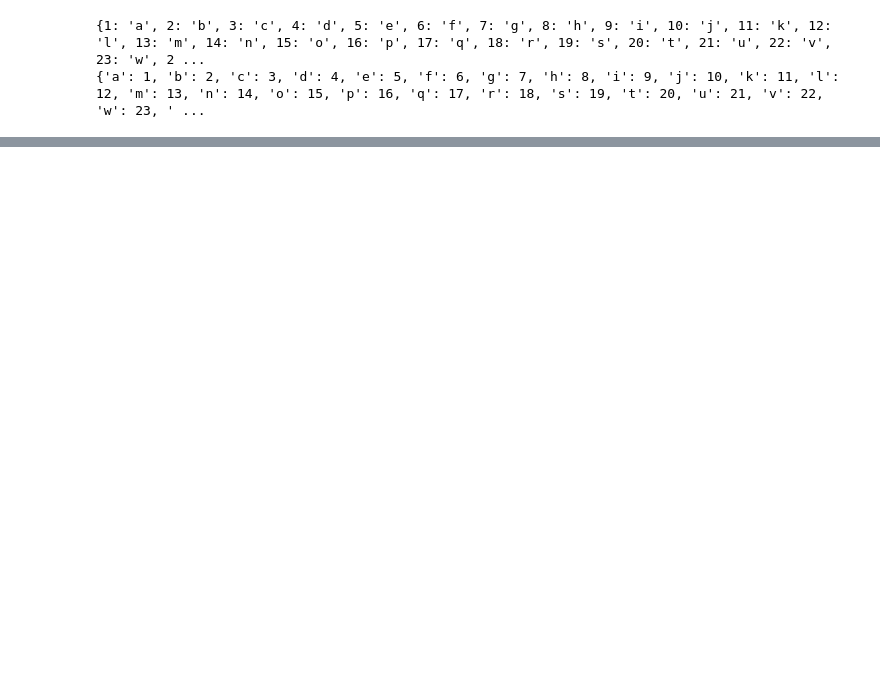
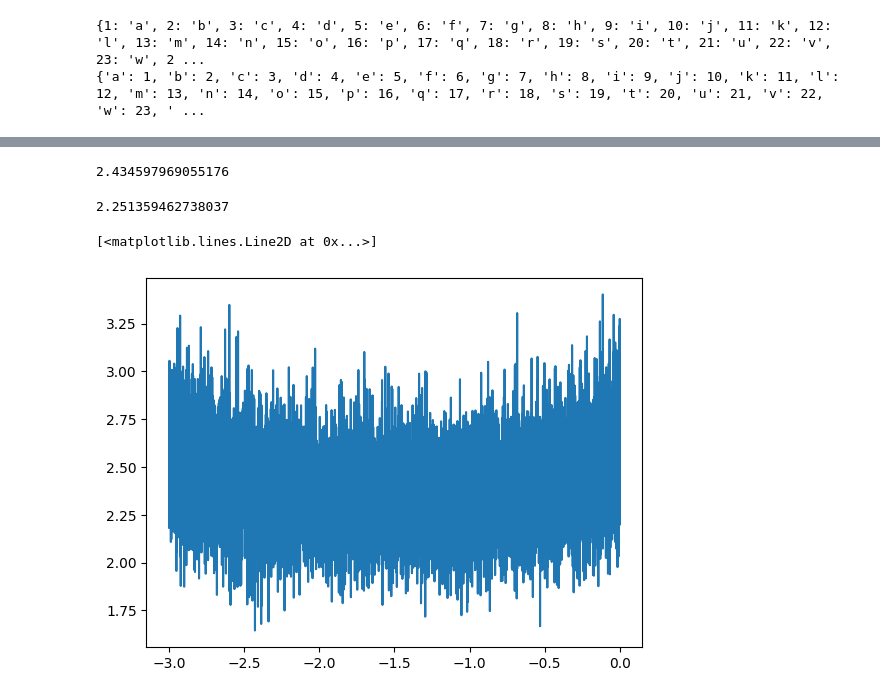
Before and after one commit to kotakondavinay/deep-learning-learning, a Jupyter notebook: makemore/notebooks/makemore-mlp.ipynb, the cells around one changed output, grey strips where cells are left out. Cells and saved outputs as stored; diff of their text form; code cells hidden in the pictures; blank space fills up the shorter version.

```diff
--- a/makemore/notebooks/makemore-mlp.ipynb
+++ b/makemore/notebooks/makemore-mlp.ipynb
@@ -54,0 +79,4 @@ tensor([[ 0,  0,  0],
+# %%
+C = torch.randn((27, 2)) # mapping input values in 2 dimensions. Bengio paper maps 17000 words into 30 dimensions.
+# try maping to 3 or more dimensions and test.
+C.shape, X.shape
@@ -54,0 +256,68 @@ tensor([[ 0,  0,  0],
+# %%
+x_input = Xtr
+y_input = Ytr
+for i in range(1000): #run the gradient descent 10 times to fit the data.
+    # forward pass
+    batchidx = torch.randint(0, x_input.shape[0], (32,)) # generate 32 input values from input randomly.
+    x_input_batch = x_input[batchidx]
+    y_input_batch = y_input[batchidx]
+    emb = C[x_input_batch]
+    h = torch.tanh(emb.view(-1, 6) @ W1 + b1)
+    logits = h @ W2 + b2
+    loss = F.cross_entropy(logits, y_input_batch)
+    #print(loss.item()) # printing loss value.
+
+    # backward pass
+    for p in parameters:
+        p.grad = None
+    loss.backward()
+
+    # update based on gradient descent.
+    for p in parameters:
+        p.data += -0.1 * p.grad #learning rate. how do we determine this value?
+print(loss.item())
+# %% [output]
+2.434597969055176
+# %%
+lre = torch.linspace(-3, 0, 10000) # learning rate exponents.
+lrs = 10**lre #learning rate steps. starting from 0.001 to 1.
+# %%
+x_input = Xtr
+y_input = Ytr
+
+lri = []
+lrei = []
+lossi = []
+stepi = []
+for i in range(10000): #run the gradient descent 10 times to fit the data.
+    # forward pass
+    batchidx = torch.randint(0, x_input.shape[0], (32,)) # generate 32 input values from input randomly.
+    x_input_batch = x_input[batchidx]
+    y_input_batch = y_input[batchidx]
+    emb = C[x_input_batch]
+    h = torch.tanh(emb.view(-1, 6) @ W1 + b1)
+    logits = h @ W2 + b2
+    loss = F.cross_entropy(logits, y_input_batch)
+    #print(loss.item()) # printing loss value.
+
+    # backward pass
+    for p in parameters:
+        p.grad = None
+    loss.backward()
+
+    # update based on gradient descent.
+    for p in parameters:
+        p.data += -lrs[i] * p.grad #learning rate. how do we determine this value?
+    lri.append(lrs[i])
+    lrei.append(lre[i])
+    lossi.append(loss.item())
+    stepi.append(i)
+
+print(loss.item())
+# %% [output]
+2.251359462738037
+# %%
+plt.plot(lrei, lossi)
+# %% [output]
+[<matplotlib.lines.Line2D at 0x...>]
+[figure, added]
```
Also changed, not shown: parts of 13 cells of this notebook, 1 other file.
